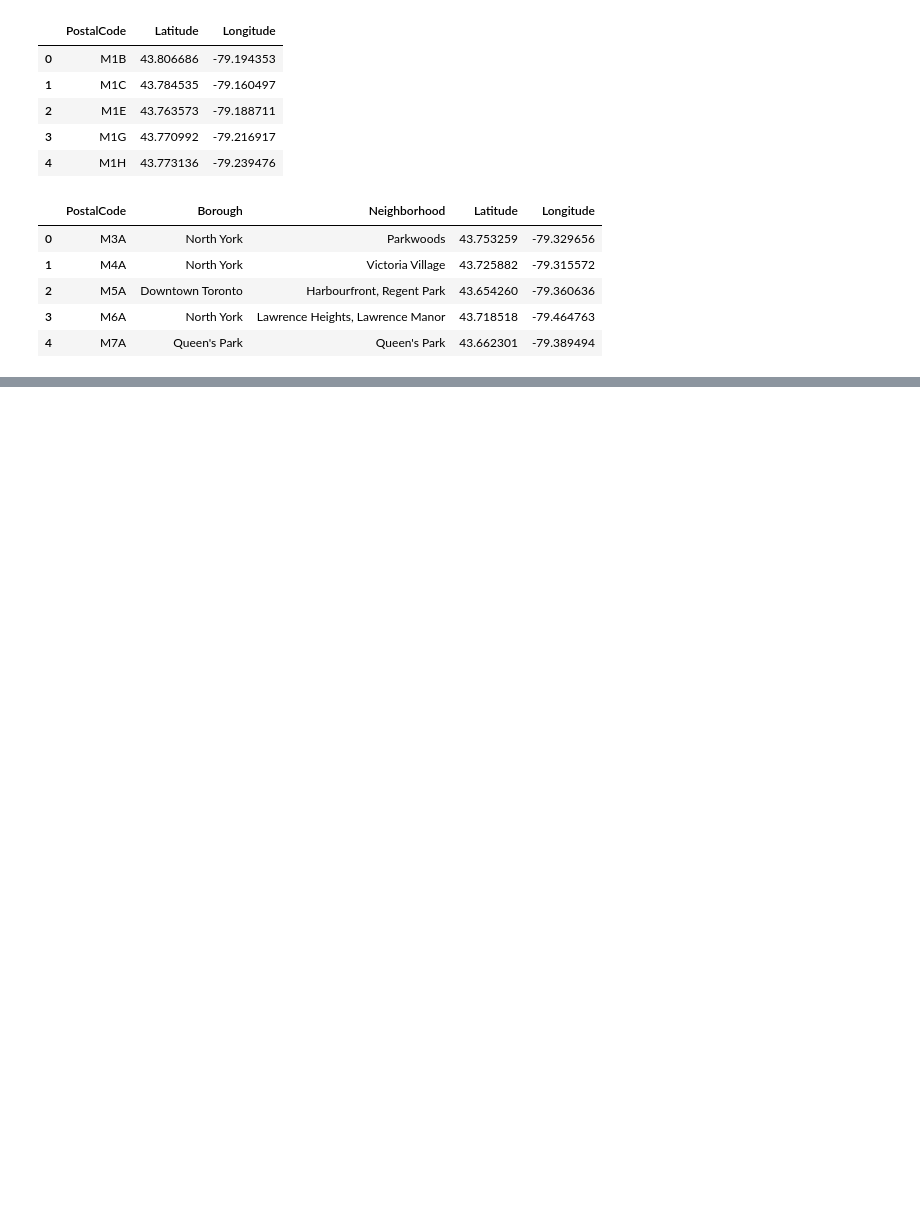
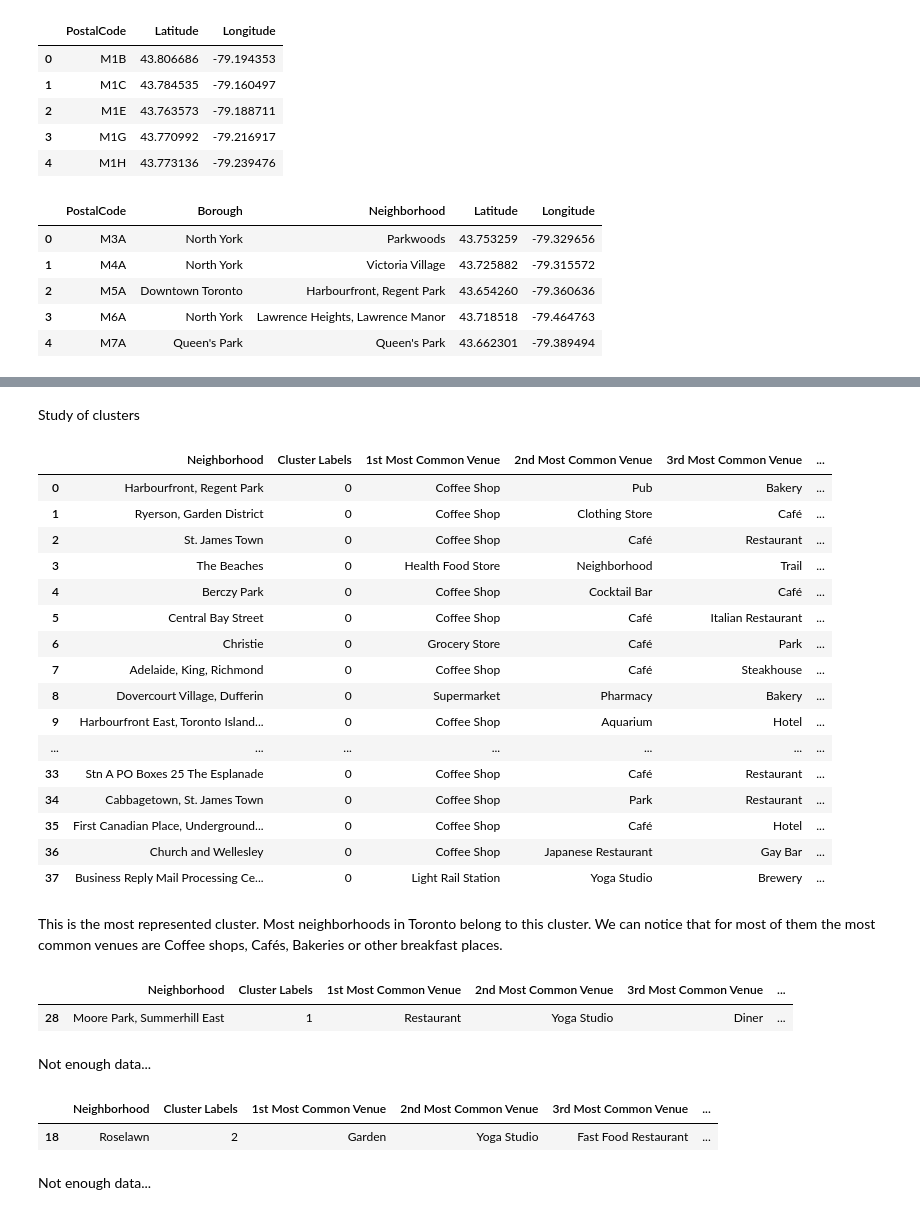
Before and after one commit to jvvallee/Coursera_Capstone, a Jupyter notebook: Neighborhoods in Toronto.ipynb, the cells around one changed output, grey strips where cells are left out. Drawn from its saved outputs; the diff is of its cells as text; code cells hidden in the pictures; blank space fills up the shorter version.

```diff
--- a/Neighborhoods in Toronto.ipynb
+++ b/Neighborhoods in Toronto.ipynb
@@ -92,0 +269,6 @@ result.head()
+# %%
+def return_most_common_venues(row, num_top_venues):
+    row_categories = row.iloc[1:]
+    row_categories_sorted = row_categories.sort_values(ascending=False)
+
+    return row_categories_sorted.index.values[0:num_top_venues]
@@ -92,0 +305,14 @@ result.head()
+# %%
+# import k-means from clustering stage
+from sklearn.cluster import KMeans
+
+# set number of clusters
+kclusters = 5
+
+toronto_grouped_clustering = toronto_grouped.drop('Neighborhoods', 1)
+
+# run k-means clustering
+kmeans = KMeans(n_clusters=kclusters, random_state=0).fit(toronto_grouped_clustering)
+
+# check cluster labels generated for each row in the dataframe
+kmeans.labels_
@@ -92,0 +331,9 @@ result.head()
+# %%
+# add clustering labels
+neighborhoods_venues_sorted.insert(0, 'Cluster Labels', kmeans.labels_)
+toronto_merged = df_toronto_b
+
+# merge toronto_grouped with toronto_data to add latitude/longitude for each neighborhood
+toronto_merged = toronto_merged.join(neighborhoods_venues_sorted.set_index('Neighborhoods'), on='Neighborhood')
+
+toronto_merged.head()
@@ -92,0 +383,38 @@ result.head()
+# %% [markdown]
+Study of clusters
+# %%
+toronto_merged.loc[toronto_merged['Cluster Labels'] == 0, toronto_merged.columns[[2] + list(range(5, toronto_merged.shape[1]))]]
+# %% [output]
+|  | Neighborhood | Cluster Labels | 1st Most Common Venue | 2nd Most Common Venue | 3rd Most Common Venue | ... |
+| 0 | Harbourfront, Regent Park | 0 | Coffee Shop | Pub | Bakery | ... |
+| 1 | Ryerson, Garden District | 0 | Coffee Shop | Clothing Store | Café | ... |
+| 2 | St. James Town | 0 | Coffee Shop | Café | Restaurant | ... |
+| 3 | The Beaches | 0 | Health Food Store | Neighborhood | Trail | ... |
+| 4 | Berczy Park | 0 | Coffee Shop | Cocktail Bar | Café | ... |
+| 5 | Central Bay Street | 0 | Coffee Shop | Café | Italian Restaurant | ... |
+| 6 | Christie | 0 | Grocery Store | Café | Park | ... |
+| 7 | Adelaide, King, Richmond | 0 | Coffee Shop | Café | Steakhouse | ... |
+| 8 | Dovercourt Village, Dufferin | 0 | Supermarket | Pharmacy | Bakery | ... |
+| 9 | Harbourfront East, Toronto Island... | 0 | Coffee Shop | Aquarium | Hotel | ... |
+| ... | ... | ... | ... | ... | ... | ... |
+| 33 | Stn A PO Boxes 25 The Esplanade | 0 | Coffee Shop | Café | Restaurant | ... |
+| 34 | Cabbagetown, St. James Town | 0 | Coffee Shop | Park | Restaurant | ... |
+| 35 | First Canadian Place, Underground... | 0 | Coffee Shop | Café | Hotel | ... |
+| 36 | Church and Wellesley | 0 | Coffee Shop | Japanese Restaurant | Gay Bar | ... |
+| 37 | Business Reply Mail Processing Ce... | 0 | Light Rail Station | Yoga Studio | Brewery | ... |
+# %% [markdown]
+This is the most represented cluster. Most neighborhoods in Toronto belong to this cluster. We can notice that for most of them the most common venues are Coffee shops, Cafés, Bakeries or other breakfast places.
+# %%
+toronto_merged.loc[toronto_merged['Cluster Labels'] == 1, toronto_merged.columns[[2] + list(range(5, toronto_merged.shape[1]))]]
+# %% [output]
+|  | Neighborhood | Cluster Labels | 1st Most Common Venue | 2nd Most Common Venue | 3rd Most Common Venue | ... |
+| 28 | Moore Park, Summerhill East | 1 | Restaurant | Yoga Studio | Diner | ... |
+# %% [markdown]
+Not enough data...
+# %%
+toronto_merged.loc[toronto_merged['Cluster Labels'] == 2, toronto_merged.columns[[2] + list(range(5, toronto_merged.shape[1]))]]
+# %% [output]
+|  | Neighborhood | Cluster Labels | 1st Most Common Venue | 2nd Most Common Venue | 3rd Most Common Venue | ... |
+| 18 | Roselawn | 2 | Garden | Yoga Studio | Fast Food Restaurant | ... |
+# %% [markdown]
+Not enough data...
```
Also changed, not shown: parts of 31 cells of this notebook.
